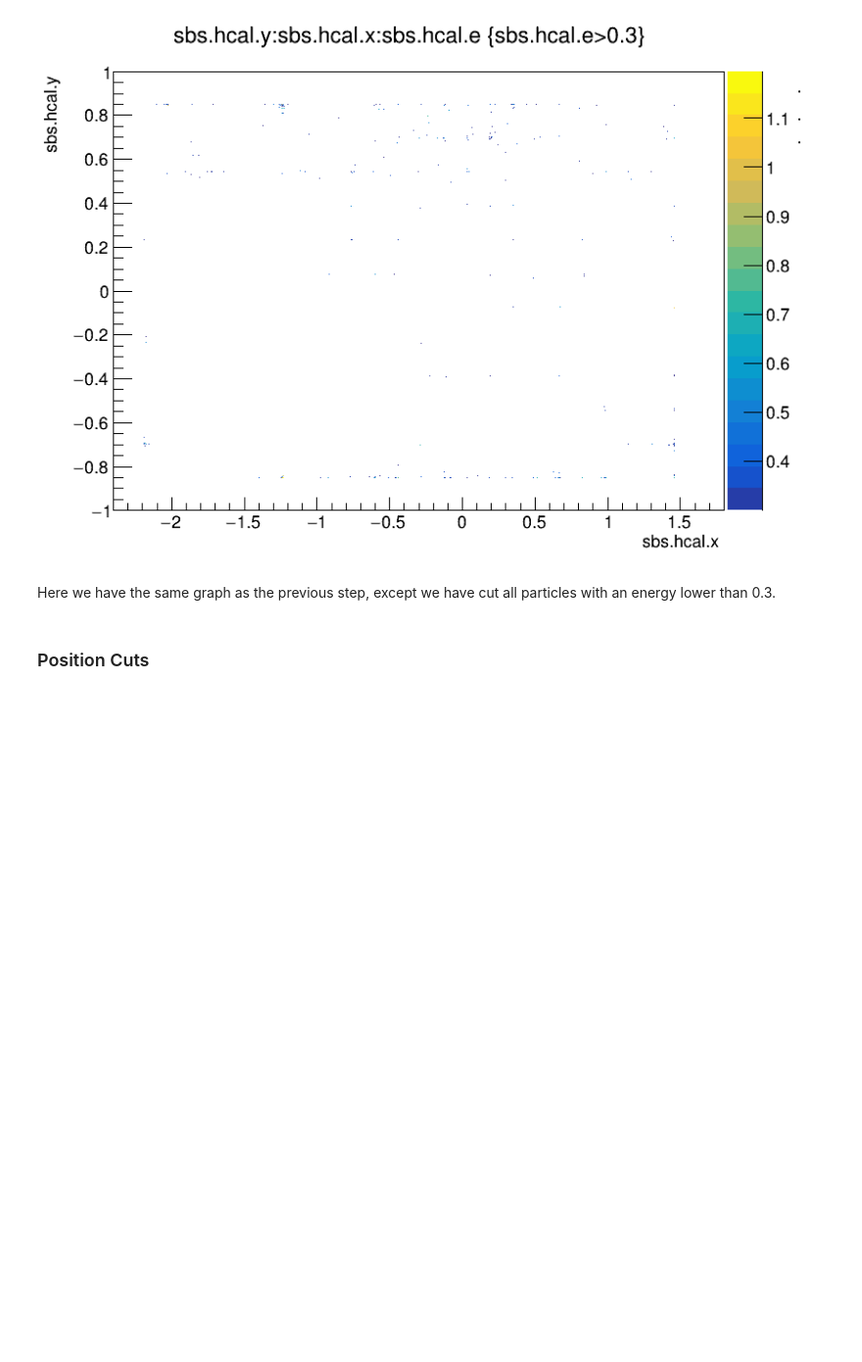
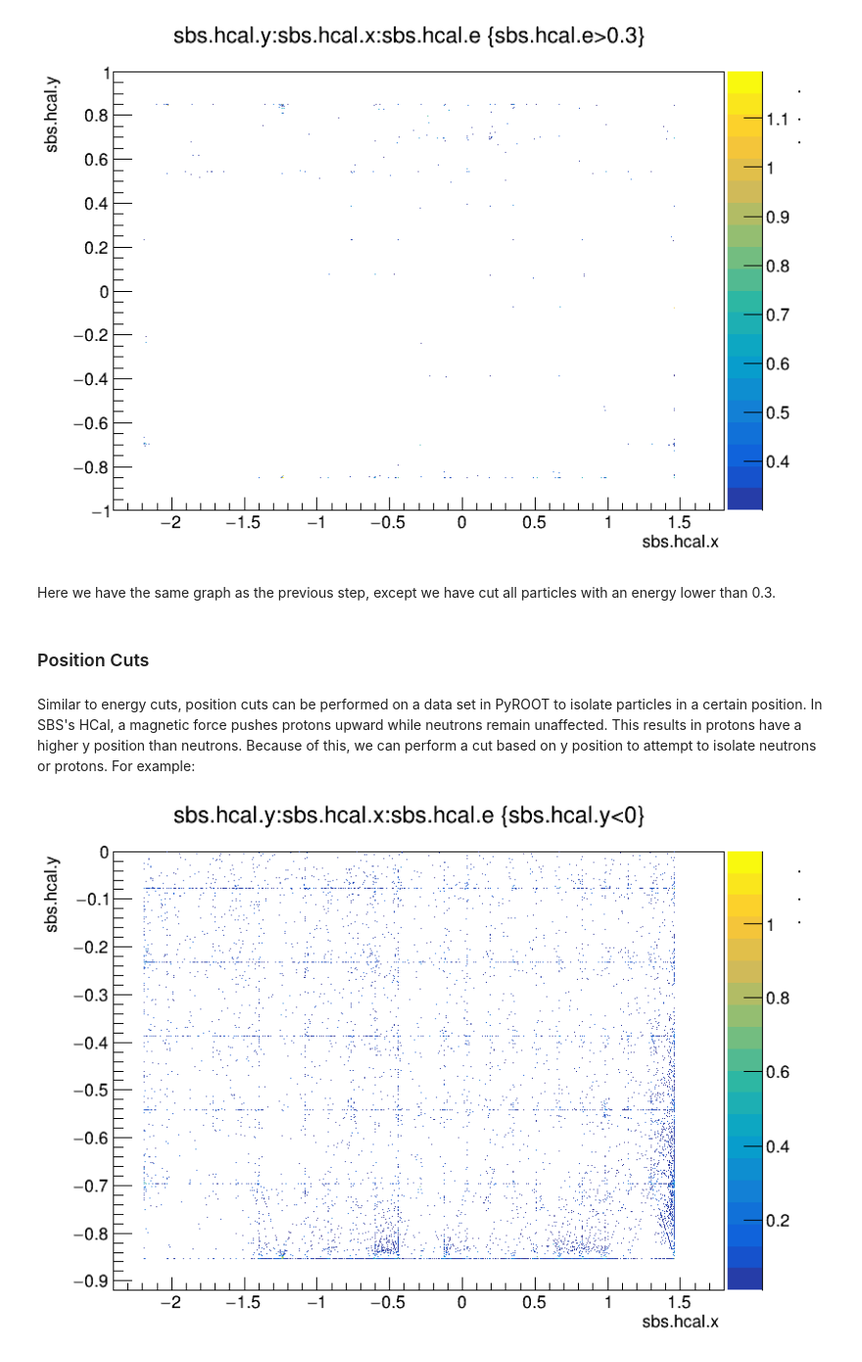
Before and after one commit to JeffersonLab/JupyterAnalysis, a Jupyter notebook: pyroot.ipynb, the cells around one changed output. Shown: that part at 98% size. Drawn from its saved outputs; the diff is of its cells as text; code cells hidden in the pictures; blank space fills up the shorter version.

```diff
--- a/pyroot.ipynb
+++ b/pyroot.ipynb
@@ -104,3 +106,10 @@ c.Draw()
 Here we have the same graph as the previous step, except we have cut all particles with an energy lower than 0.3.
 # %% [markdown]
 ### Position Cuts
+# %% [markdown]
+Similar to energy cuts, position cuts can be performed on a data set in PyROOT to isolate particles in a certain position. In SBS's HCal, a magnetic force pushes protons upward while neutrons remain unaffected. This results in protons have a higher y position than neutrons. Because of this, we can perform a cut based on y position to attempt to isolate neutrons or protons. For example:
+# %%
+T.Draw("sbs.hcal.y:sbs.hcal.x:sbs.hcal.e", "sbs.hcal.y<0", "colz")
+c.Draw()
+# %% [output]
+[figure, added]
```
Also changed, not shown: parts of 4 cells of this notebook.
